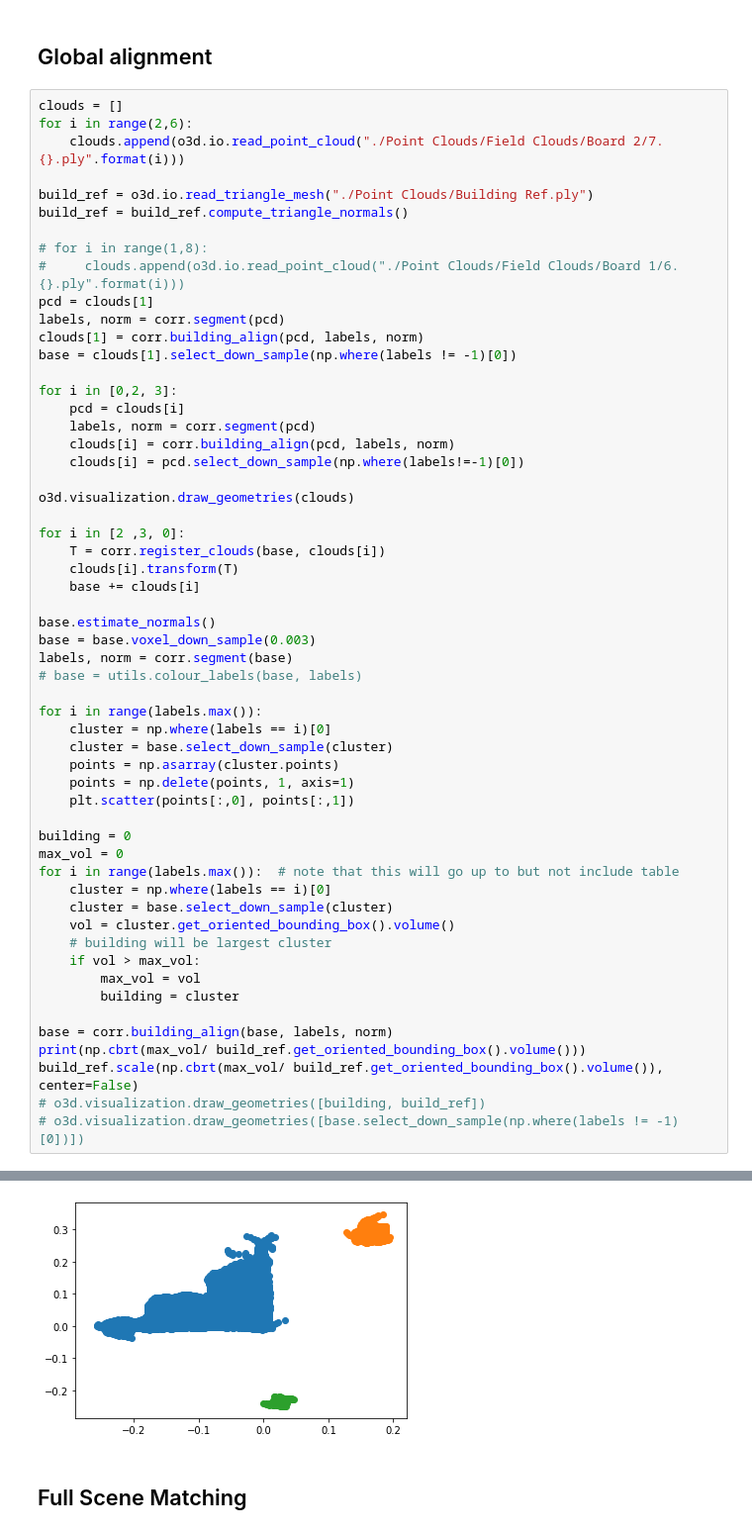
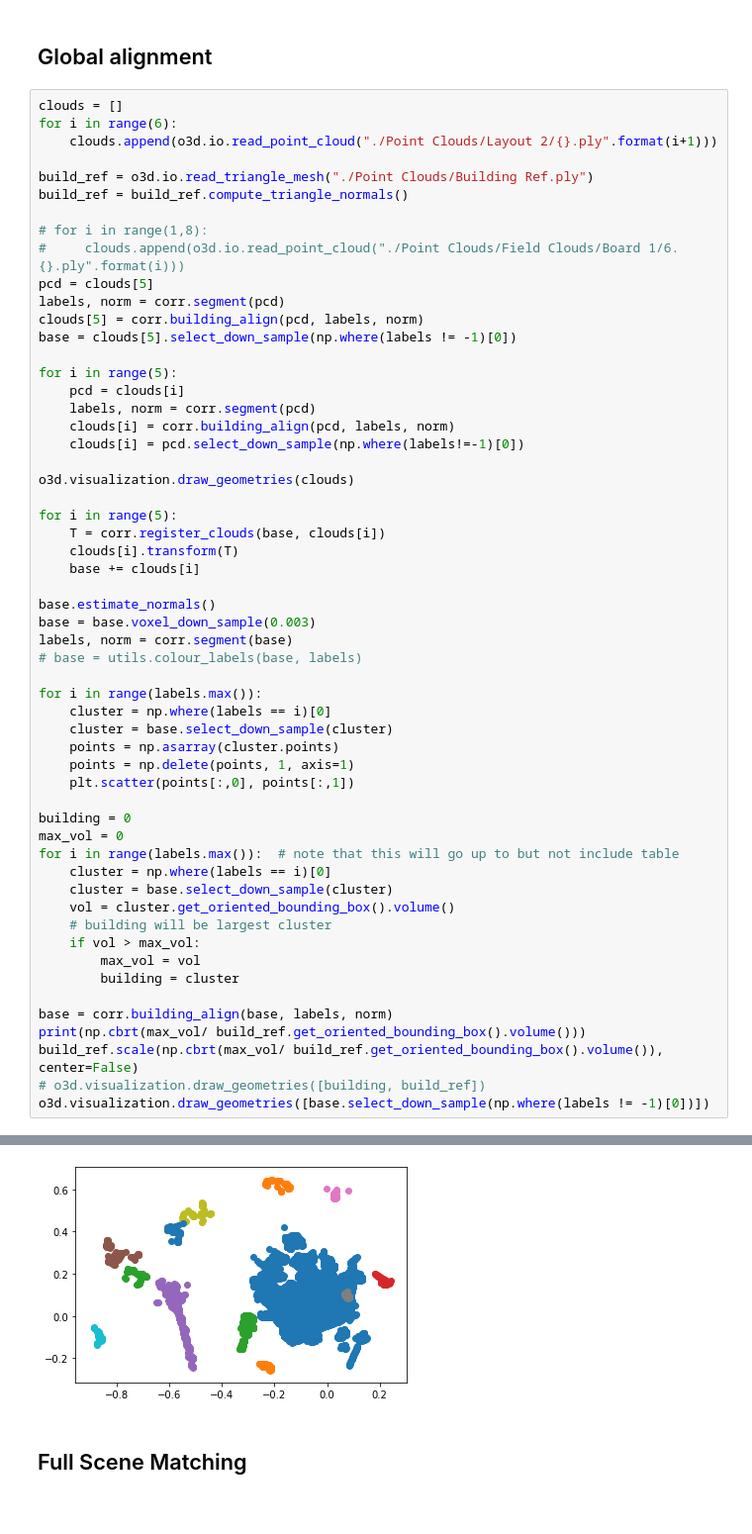
Before and after one commit to falcoso/Vision-Hammer, a Jupyter notebook: Point Cloud Demos.ipynb, the cells around one changed output, grey strips where cells are left out. Shown at 99% size. Saved outputs shown, nothing was run; the diff lists cells and outputs as text.

```diff
--- a/Point Cloud Demos.ipynb
+++ b/Point Cloud Demos.ipynb
@@ -343,20 +343,20 @@ for pcd in clouds:
 ## Global alignment
 # %%
 clouds = []
-for i in range(2,6):
-    clouds.append(o3d.io.read_point_cloud("./Point Clouds/Field Clouds/Board 2/7.{}.ply".format(i)))
+for i in range(6):
+    clouds.append(o3d.io.read_point_cloud("./Point Clouds/Layout 2/{}.ply".format(i+1)))
 
 build_ref = o3d.io.read_triangle_mesh("./Point Clouds/Building Ref.ply")
 build_ref = build_ref.compute_triangle_normals()
 
 # for i in range(1,8):
 #     clouds.append(o3d.io.read_point_cloud("./Point Clouds/Field Clouds/Board 1/6.{}.ply".format(i)))
-pcd = clouds[1]
+pcd = clouds[5]
 labels, norm = corr.segment(pcd)
-clouds[1] = corr.building_align(pcd, labels, norm)
-base = clouds[1].select_down_sample(np.where(labels != -1)[0])
+clouds[5] = corr.building_align(pcd, labels, norm)
+base = clouds[5].select_down_sample(np.where(labels != -1)[0])
 
-for i in [0,2, 3]:
+for i in range(5):
     pcd = clouds[i]
     labels, norm = corr.segment(pcd)
     clouds[i] = corr.building_align(pcd, labels, norm)
@@ -364,7 +364,7 @@ for i in [0,2, 3]:
 
 o3d.visualization.draw_geometries(clouds)
 
-for i in [2 ,3, 0]:
+for i in range(5):
     T = corr.register_clouds(base, clouds[i])
     clouds[i].transform(T)
     base += clouds[i]
@@ -396,5 +396,5 @@ base = corr.building_align(base, labels, norm)
 print(np.cbrt(max_vol/ build_ref.get_oriented_bounding_box().volume()))
 build_ref.scale(np.cbrt(max_vol/ build_ref.get_oriented_bounding_box().volume()), center=False)
 # o3d.visualization.draw_geometries([building, build_ref])
-# o3d.visualization.draw_geometries([base.select_down_sample(np.where(labels != -1)[0])])
+o3d.visualization.draw_geometries([base.select_down_sample(np.where(labels != -1)[0])])
 # %% [output]
@@ -403,4 +402,4 @@ geometry::TriangleMesh with 1100 points and 2456 triangles.
-[figure, old version]
+[figure, new version]
 # %% [markdown]
 ## Full Scene Matching
 # %%
```
Also changed, not shown: parts of 4 cells of this notebook, 4 other files.
